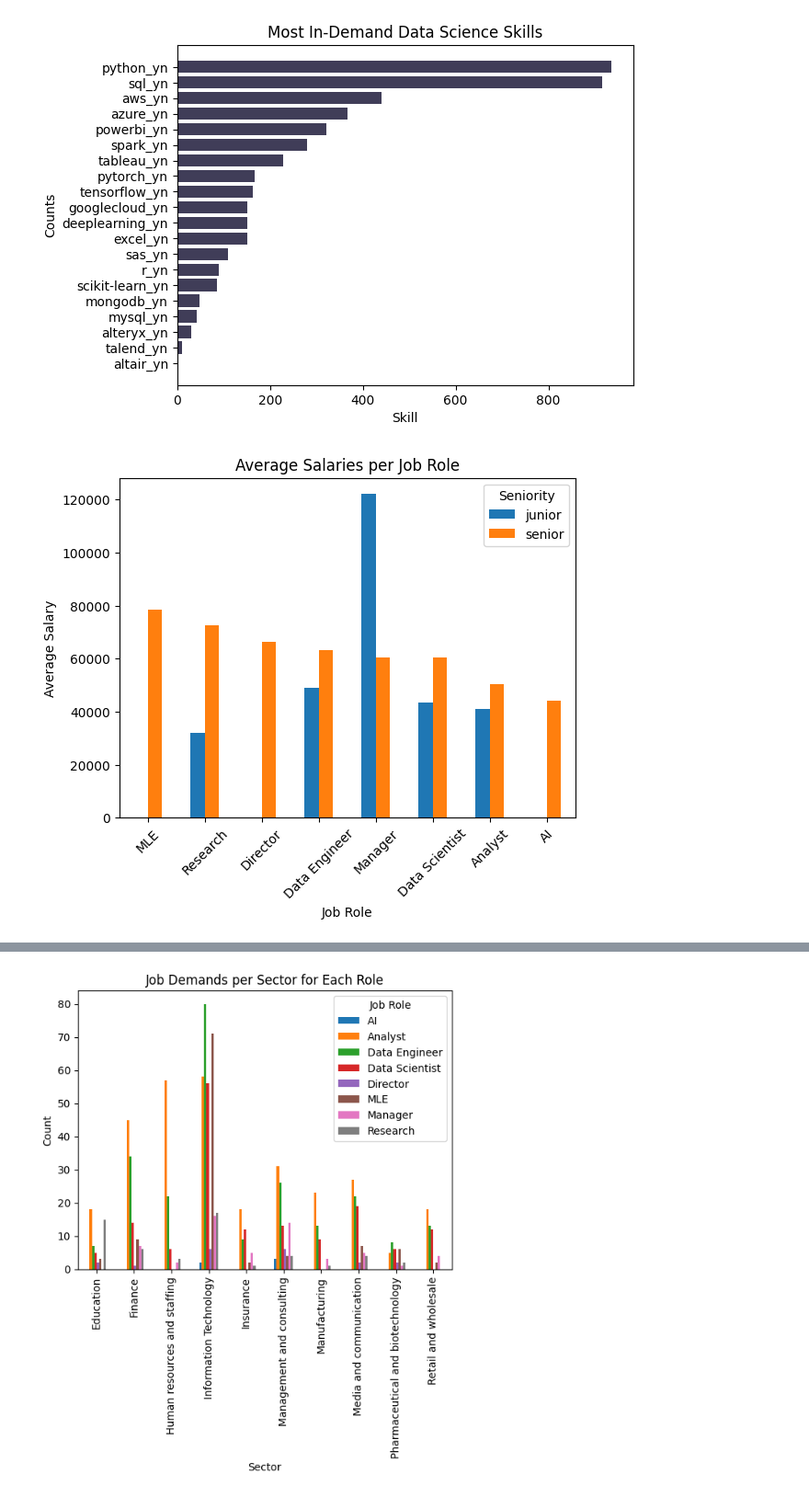
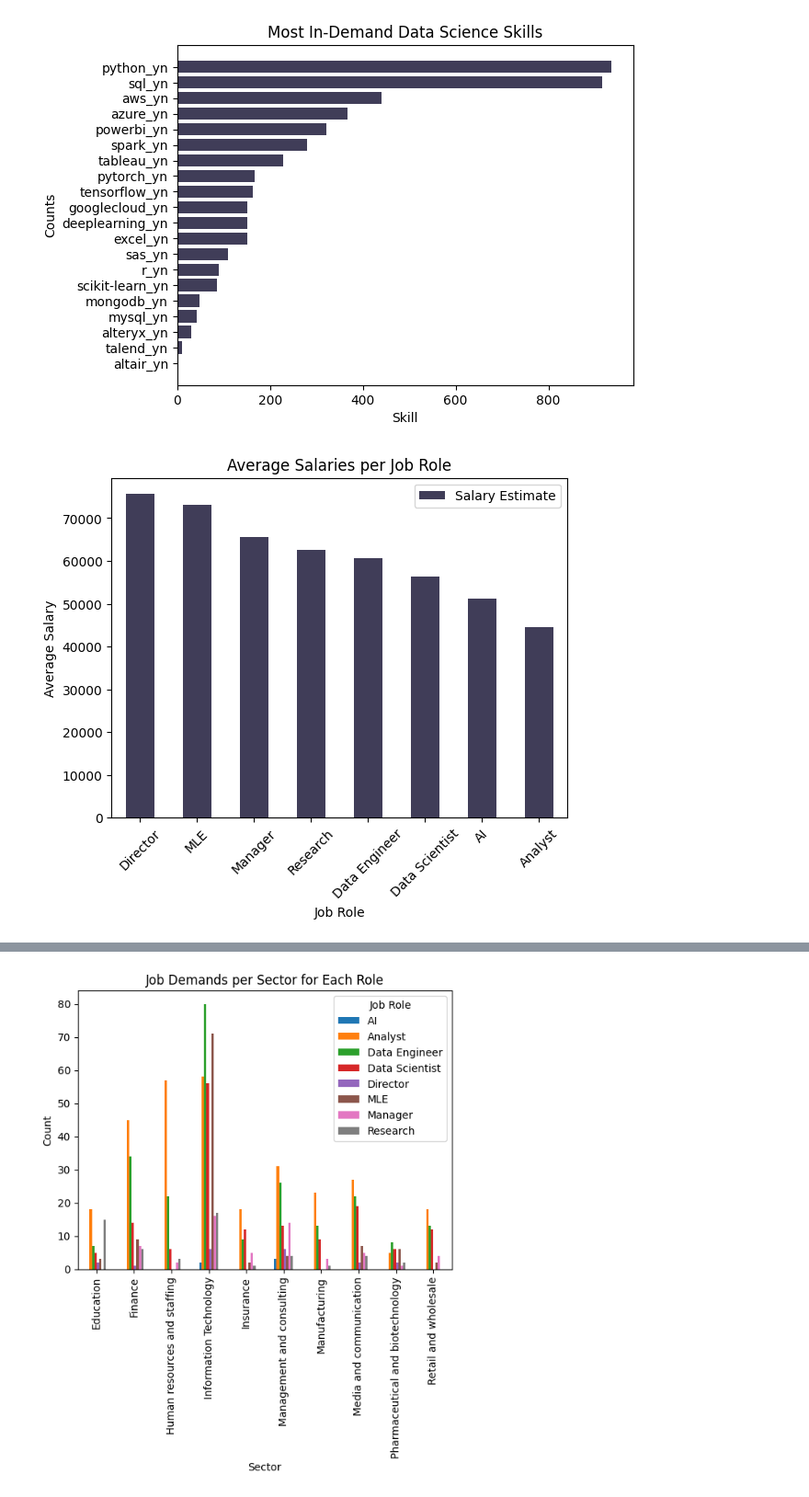
Before and after one commit to ArjunxyzSatish/Job-Analysis-Data-Science-Project-, a Jupyter notebook: EDA.ipynb, the cells around one changed output, grey strips where cells are left out. Shown at 92% size. Saved outputs shown, nothing was run; the diff lists cells and outputs as text; code cells hidden in the pictures.

```diff
--- a/EDA.ipynb
+++ b/EDA.ipynb
@@ -184,15 +184,15 @@ plt.show()
 # %% [output]
 [figure]
 # %%
-sal_job = pd.pivot_table(df, index = ['Title_Simp'], columns = ['Seniority'], values = 'Salary Estimate', aggfunc='mean').sort_values('senior', ascending = False)
-sal_job.plot(kind = 'bar')
+sal_job = pd.pivot_table(df, index = ['Title_Simp'], values = 'Salary Estimate', aggfunc='mean').sort_values('Salary Estimate', ascending = False)
+sal_job.plot(kind = 'bar', color = '#403d58')
 plt.xticks(rotation = 45)
 plt.xlabel('Job Role')
 plt.ylabel('Average Salary')
 plt.title('Average Salaries per Job Role')
 plt.show()
 # %% [output]
-[figure, old version]
+[figure, new version]
 # %%
 df.query('Title_Simp == "Manager" and Seniority == "junior" and Title_Simp.notna() and Seniority.notna()').sort_values('Salary Estimate', ascending=False)
 # %% [output]
```
Also changed, not shown: parts of 3 cells of this notebook, 9 other files.
